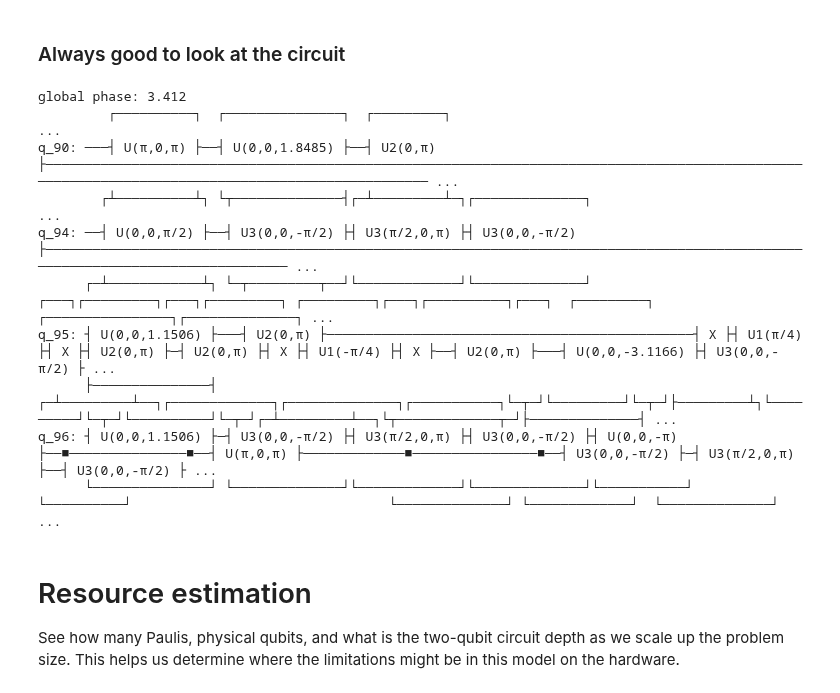
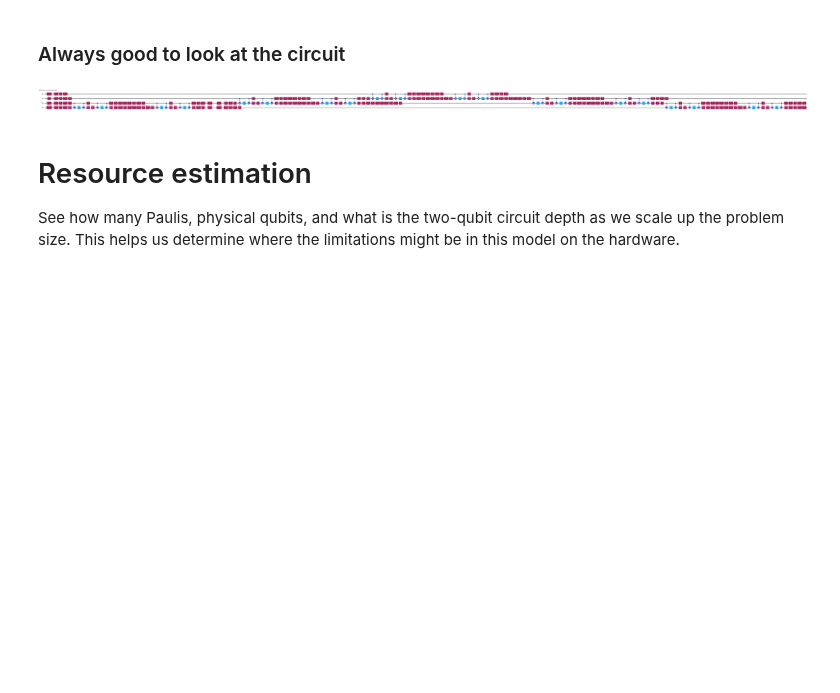
Before and after one commit to cogburner/Quantum-Schwinger, a Jupyter notebook: quantum-schwinger.ipynb, the cells around one changed output. Cells and saved outputs as stored; diff of their text form; code cells hidden in the pictures; blank space fills up the shorter version.

```diff
--- a/quantum-schwinger.ipynb
+++ b/quantum-schwinger.ipynb
@@ -407,26 +417,30 @@ SparsePauliOp(['XXII', 'YYII', 'IXXI', 'IYYI', 'IIXX', 'IIYY', 'ZIII', 'IZII', '
 ### Imports for accessing the hardware
 # %%
 from qiskit import QuantumRegister, ClassicalRegister
-from qiskit_ibm_runtime import EstimatorV2 as Estimator
+from qiskit_ibm_runtime import EstimatorV2 as Estimator, QiskitRuntimeService
 from qiskit import transpile
 #from qiskit.tools import job_monitor
-from qiskit_aer import AerSimulator
 import numpy as np
 
 
 from qiskit_aer import AerSimulator
+from qiskit_aer.noise import (
+    NoiseModel,
+    QuantumError,
+    ReadoutError,
+    depolarizing_error,
+    pauli_error,
+    thermal_relaxation_error,
+)
 aer_sim = AerSimulator()
 backend = aer_sim
 
-from qiskit_ibm_provider import IBMProvider
-provider = IBMProvider(token='')
-
 #aer_sim = AerSimulator()
 #backend = aer_sim
-backend = provider.get_backend("ibm_rensselaer")
+service = QiskitRuntimeService()
+backend = service.backend("ibm_rensselaer")
 
-
-estimator = Estimator(backend=backend)
+estimator = Estimator(mode=backend)
 # %% [markdown]
 Helper functions to create and transpile circuits using PauliEvolutionGate.
 # %%
@@ -471,18 +485,9 @@ num_qubits = 4, two-qubit depth = 10
 # %% [markdown]
 ### Always good to look at the circuit
 # %%
-tcirc.decompose(reps=3).draw(fold=-1, idle_wires=False)
+tcirc.decompose(reps=3).draw(output='mpl', fold=-1, idle_wires=False)
 # %% [output]
-global phase: 3.412
-         ┌──────────┐  ┌───────────────┐  ┌─────────┐                                                                                                                                                    ...
-q_90: ───┤ U(π,0,π) ├──┤ U(0,0,1.8485) ├──┤ U2(0,π) ├─────────────────────────────────────────────────────────────────────────────────────────────────────────────────────────────────────────────────── ...
-        ┌┴──────────┴┐ └┬──────────────┤┌─┴─────────┴─┐┌──────────────┐                                                                                                                                  ...
-q_94: ──┤ U(0,0,π/2) ├──┤ U3(0,0,-π/2) ├┤ U3(π/2,0,π) ├┤ U3(0,0,-π/2) ├───────────────────────────────────────────────────────────────────────────────────────────────────────────────────────────────── ...
-      ┌─┴────────────┴┐ └─┬─────────┬──┘└─────────────┘└──────────────┘             ┌───┐┌─────────┐┌───┐┌─────────┐ ┌─────────┐┌───┐┌──────────┐┌───┐  ┌─────────┐   ┌────────────────┐┌──────────────┐ ...
-q_95: ┤ U(0,0,1.1506) ├───┤ U2(0,π) ├───────────────────────────────────────────────┤ X ├┤ U1(π/4) ├┤ X ├┤ U2(0,π) ├─┤ U2(0,π) ├┤ X ├┤ U1(-π/4) ├┤ X ├──┤ U2(0,π) ├───┤ U(0,0,-3.1166) ├┤ U3(0,0,-π/2) ├ ...
-      ├───────────────┤ ┌─┴─────────┴──┐┌─────────────┐┌──────────────┐┌───────────┐└─┬─┘└─────────┘└─┬─┘├─────────┴┐└─────────┘└─┬─┘└──────────┘└─┬─┘┌─┴─────────┴──┐└┬─────────────┬─┘├──────────────┤ ...
-q_96: ┤ U(0,0,1.1506) ├─┤ U3(0,0,-π/2) ├┤ U3(π/2,0,π) ├┤ U3(0,0,-π/2) ├┤ U(0,0,-π) ├──■───────────────■──┤ U(π,0,π) ├─────────────■────────────────■──┤ U3(0,0,-π/2) ├─┤ U3(π/2,0,π) ├──┤ U3(0,0,-π/2) ├ ...
-      └───────────────┘ └──────────────┘└─────────────┘└──────────────┘└───────────┘                     └──────────┘                                 └──────────────┘ └─────────────┘  └──────────────┘ ...
+[figure, added]
 # %% [markdown]
 # Resource estimation
 
```
Also changed, not shown: parts of 23 cells of this notebook, 3 other files.
